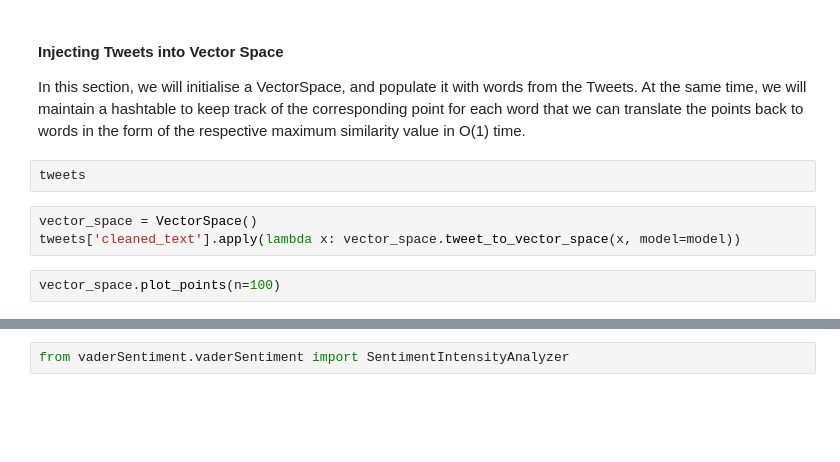
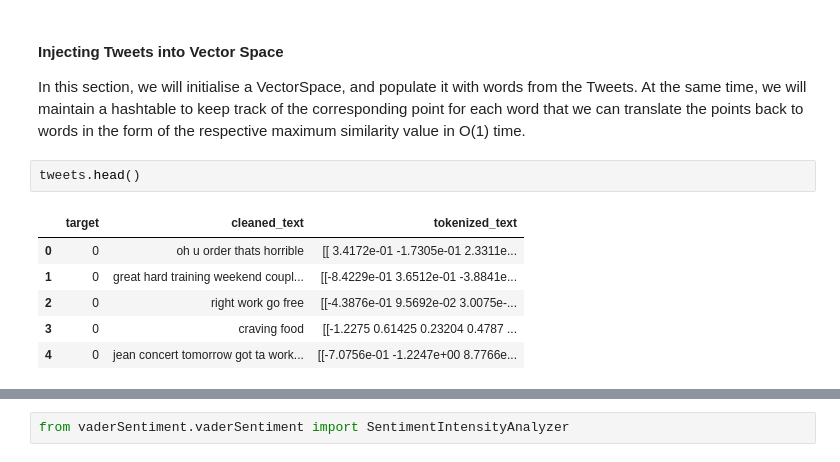
Before and after one commit to edologgerbird/context-capturing-clustering, a Jupyter notebook: final_project.ipynb, the cells around one changed output, grey strips where cells are left out. Saved outputs shown, nothing was run; the diff lists cells and outputs as text; blank space fills up the shorter version.

```diff
--- a/final_project.ipynb
+++ b/final_project.ipynb
@@ -492,9 +534,11 @@ class VectorSpace:
 
 In this section, we will initialise a VectorSpace, and populate it with words from the Tweets. At the same time, we will maintain a hashtable to keep track of the corresponding point for each word that we can translate the points back to words in the form of the respective maximum similarity value in O(1) time.
 # %%
-tweets
+tweets.head()
+# %% [output]
+|  | target | cleaned_text | tokenized_text |
+| 0 | 0 | oh u order thats horrible | [[ 3.4172e-01 -1.7305e-01 2.3311e... |
+| 1 | 0 | great hard training weekend coupl... | [[-8.4229e-01 3.6512e-01 -3.8841e... |
+| 2 | 0 | right work go free | [[-4.3876e-01 9.5692e-02 3.0075e-... |
+| 3 | 0 | craving food | [[-1.2275 0.61425 0.23204 0.4787 ... |
+| 4 | 0 | jean concert tomorrow got ta work... | [[-7.0756e-01 -1.2247e+00 8.7766e... |
-# %%
-vector_space = VectorSpace()
-tweets['cleaned_text'].apply(lambda x: vector_space.tweet_to_vector_space(x, model=model))
-# %%
-vector_space.plot_points(n=100)
```
Also changed, not shown: parts of 22 cells of this notebook.
